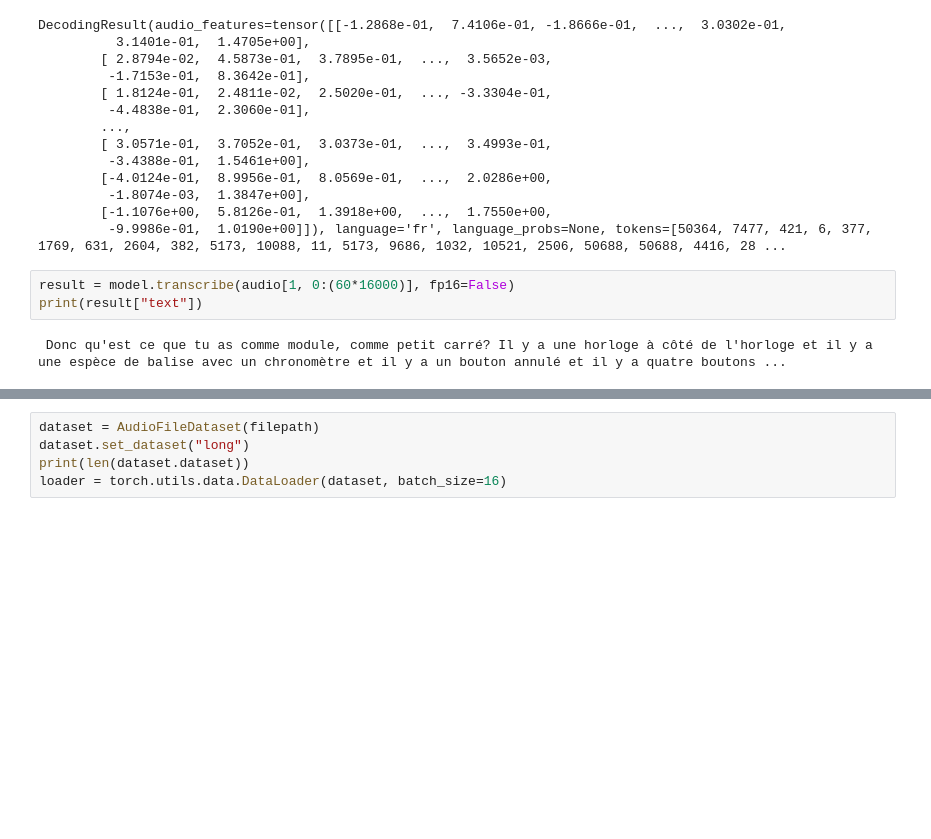
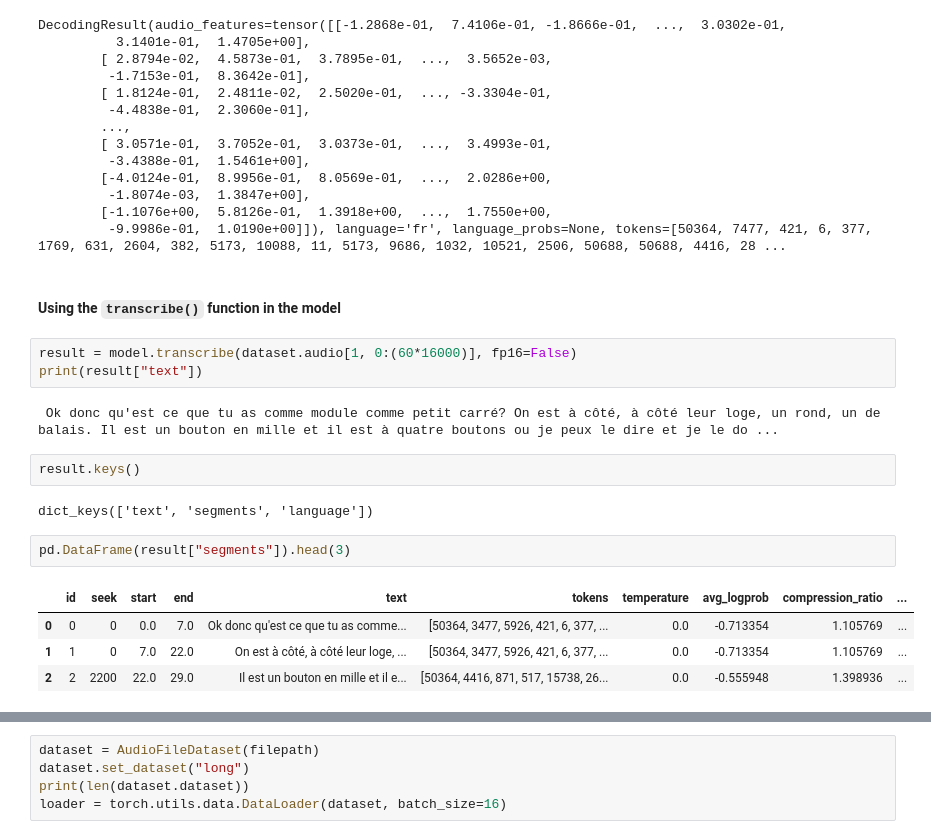
Before and after one commit to ejmaes/brainkt-expe, a Jupyter notebook: notebooks/whisper-asr.ipynb, the cells around one changed output, grey strips where cells are left out. Drawn from its saved outputs; the diff is of its cells as text; blank space fills up the shorter version.

```diff
--- a/notebooks/whisper-asr.ipynb
+++ b/notebooks/whisper-asr.ipynb
@@ -380,8 +406,21 @@ DecodingResult(audio_features=tensor([[-1.2868e-01,  7.4106e-01, -1.8666e-01,  .
          -1.8074e-03,  1.3847e+00],
         [-1.1076e+00,  5.8126e-01,  1.3918e+00,  ...,  1.7550e+00,
          -9.9986e-01,  1.0190e+00]]), language='fr', language_probs=None, tokens=[50364, 7477, 421, 6, 377, 1769, 631, 2604, 382, 5173, 10088, 11, 5173, 9686, 1032, 10521, 2506, 50688, 50688, 4416, 28 ...
+# %% [markdown]
+#### Using the `transcribe()` function in the model
 # %%
-result = model.transcribe(audio[1, 0:(60*16000)], fp16=False)
+result = model.transcribe(dataset.audio[1, 0:(60*16000)], fp16=False)
 print(result["text"])
 # %% [output]
- Donc qu'est ce que tu as comme module, comme petit carré? Il y a une horloge à côté de l'horloge et il y a une espèce de balise avec un chronomètre et il y a un bouton annulé et il y a quatre boutons ...
+ Ok donc qu'est ce que tu as comme module comme petit carré? On est à côté, à côté leur loge, un rond, un de balais. Il est un bouton en mille et il est à quatre boutons ou je peux le dire et je le do ...
+# %%
+result.keys()
+# %% [output]
+dict_keys(['text', 'segments', 'language'])
+# %%
+pd.DataFrame(result["segments"]).head(3)
+# %% [output]
+|  | id | seek | start | end | text | tokens | temperature | avg_logprob | compression_ratio | ... |
+| 0 | 0 | 0 | 0.0 | 7.0 | Ok donc qu'est ce que tu as comme... | [50364, 3477, 5926, 421, 6, 377, ... | 0.0 | -0.713354 | 1.105769 | ... |
+| 1 | 1 | 0 | 7.0 | 22.0 | On est à côté, à côté leur loge, ... | [50364, 3477, 5926, 421, 6, 377, ... | 0.0 | -0.713354 | 1.105769 | ... |
+| 2 | 2 | 2200 | 22.0 | 29.0 | Il est un bouton en mille et il e... | [50364, 4416, 871, 517, 15738, 26... | 0.0 | -0.555948 | 1.398936 | ... |
```
Also changed, not shown: parts of 17 cells of this notebook, 5 other files.
